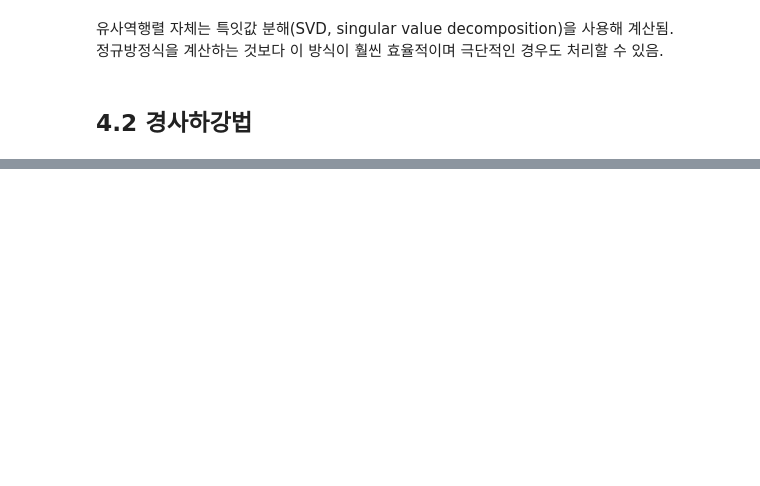
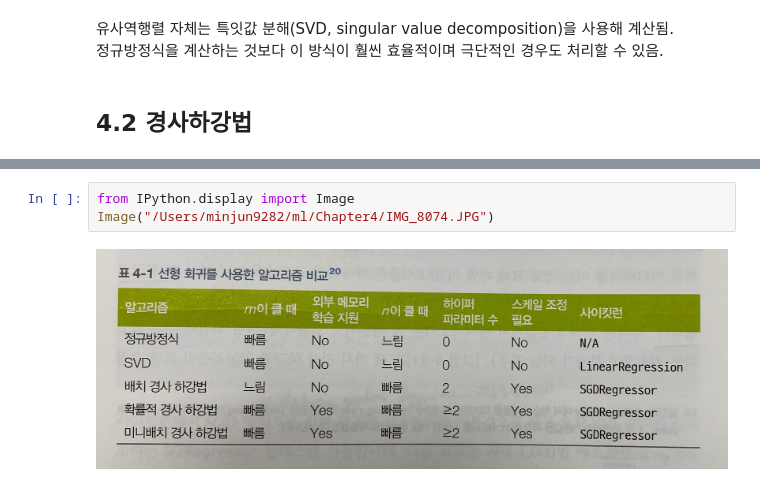
Before and after one commit to minjun9282/Hands-On-Machine-Learning-Study, a Jupyter notebook: Chapter4/4 Training Models.ipynb, the cells around one changed output, grey strips where cells are left out. Drawn from its saved outputs; the diff is of its cells as text; blank space fills up the shorter version.

```diff
--- a/Chapter4/4 Training Models.ipynb
+++ b/Chapter4/4 Training Models.ipynb
@@ -81,0 +191,5 @@ array([[3.8994799 ],
+# %%
+from IPython.display import Image
+Image("/Users/minjun9282/ml/Chapter4/IMG_8074.JPG")
+# %% [output]
+[figure, added]
```
Also changed, not shown: parts of 23 cells of this notebook.
